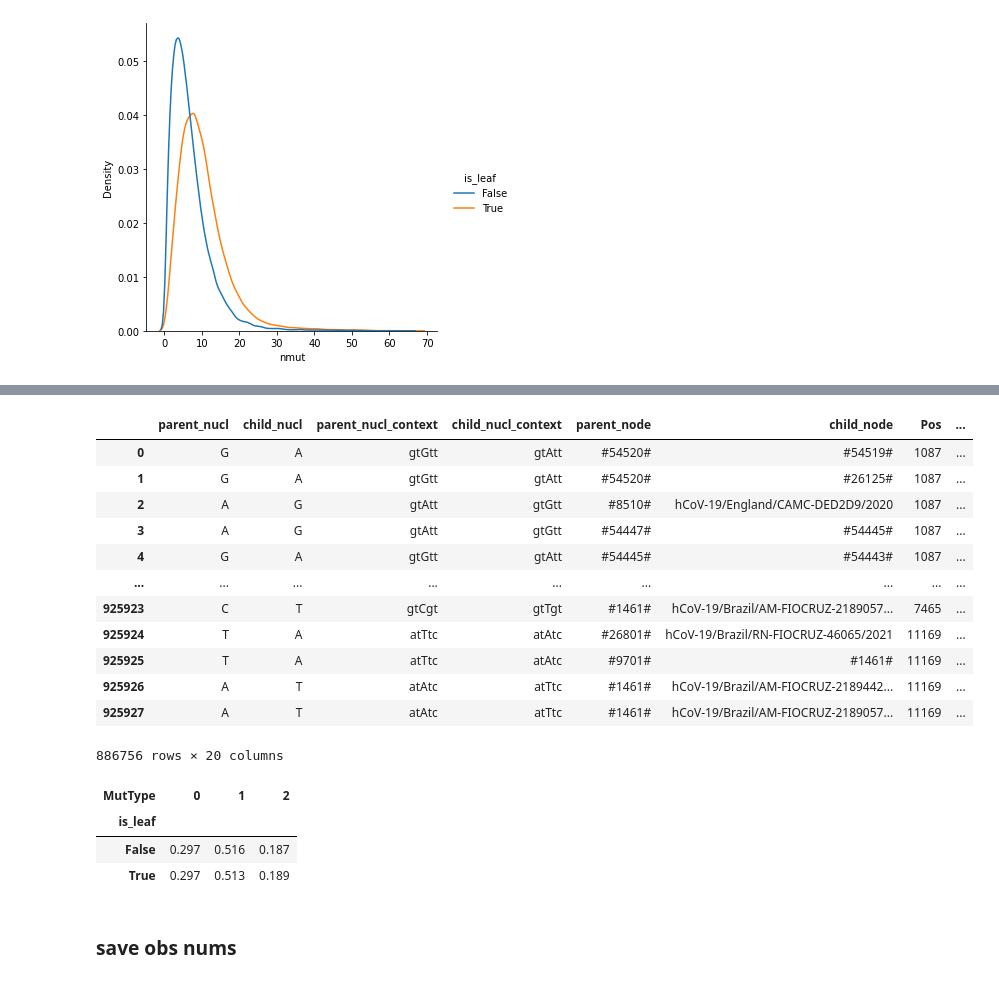
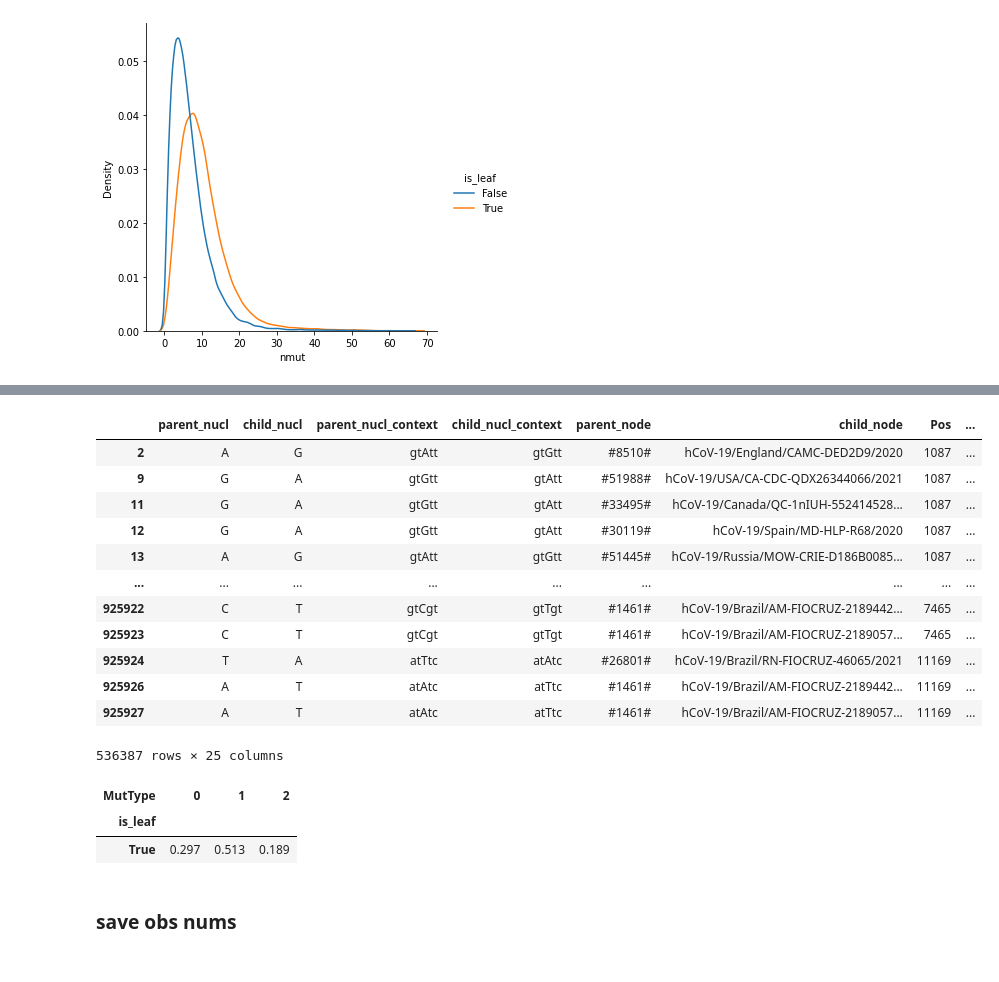
Before and after one commit to mitoclub/RNAViralMutSpec, a Jupyter notebook: notebooks/13.mutspec_verification.ipynb, the cells around one changed output, grey strips where cells are left out. Drawn from its saved outputs; the diff is of its cells as text; code cells hidden in the pictures.

```diff
--- a/notebooks/13.mutspec_verification.ipynb
+++ b/notebooks/13.mutspec_verification.ipynb
@@ -268,35 +268,35 @@ ref_annot.sample(10)
 # %%
 df = mut.merge(ref_annot, on=['Pos'])
+df = df[df.is_leaf]
 df = df[(df.GenType == 'translated') & (df.NucInCodon.isin(list('123')))]
 df['NucInCodon'] = df['NucInCodon'].astype(int)
 df['Codon'] = df.apply(lambda x: x.parent_nucl_context[3-x.NucInCodon: 6-x.NucInCodon], axis=1).str.upper()
 df['AltCodon'] = df.apply(lambda x: x.child_nucl_context[3-x.NucInCodon: 6-x.NucInCodon], axis=1).str.upper()
 df['ParentAa'] = df.Codon.apply(coda.translate_codon)
 df['ChildAa']  = df.AltCodon.apply(coda.translate_codon)
 df['is_syn'] = df.ParentAa == df.ChildAa
 df['is_syn4f'] = df.Codon.apply(coda.is_fourfold)
 df['MutType'] = df.is_syn.astype(int) + df.is_syn4f.astype(int)
 df
 # %% [output]
 |  | parent_nucl | child_nucl | parent_nucl_context | child_nucl_context | parent_node | child_node | Pos | ... |
-| 0 | G | A | gtGtt | gtAtt | #54520# | #54519# | 1087 | ... |
-| 1 | G | A | gtGtt | gtAtt | #54520# | #26125# | 1087 | ... |
 | 2 | A | G | gtAtt | gtGtt | #8510# | hCoV-19/England/CAMC-DED2D9/2020 | 1087 | ... |
-| 3 | A | G | gtAtt | gtGtt | #54447# | #54445# | 1087 | ... |
-| 4 | G | A | gtGtt | gtAtt | #54445# | #54443# | 1087 | ... |
+| 9 | G | A | gtGtt | gtAtt | #51988# | hCoV-19/USA/CA-CDC-QDX26344066/2021 | 1087 | ... |
+| 11 | G | A | gtGtt | gtAtt | #33495# | hCoV-19/Canada/QC-1nIUH-552414528... | 1087 | ... |
+| 12 | G | A | gtGtt | gtAtt | #30119# | hCoV-19/Spain/MD-HLP-R68/2020 | 1087 | ... |
+| 13 | A | G | gtAtt | gtGtt | #51445# | hCoV-19/Russia/MOW-CRIE-D186B0085... | 1087 | ... |
 | ... | ... | ... | ... | ... | ... | ... | ... | ... |
+| 925922 | C | T | gtCgt | gtTgt | #1461# | hCoV-19/Brazil/AM-FIOCRUZ-2189442... | 7465 | ... |
 | 925923 | C | T | gtCgt | gtTgt | #1461# | hCoV-19/Brazil/AM-FIOCRUZ-2189057... | 7465 | ... |
 | 925924 | T | A | atTtc | atAtc | #26801# | hCoV-19/Brazil/RN-FIOCRUZ-46065/2021 | 11169 | ... |
-| 925925 | T | A | atTtc | atAtc | #9701# | #1461# | 11169 | ... |
 | 925926 | A | T | atAtc | atTtc | #1461# | hCoV-19/Brazil/AM-FIOCRUZ-2189442... | 11169 | ... |
 | 925927 | A | T | atAtc | atTtc | #1461# | hCoV-19/Brazil/AM-FIOCRUZ-2189057... | 11169 | ... |
-886756 rows × 20 columns
+536387 rows × 25 columns
 # %%
 df.groupby(['is_leaf']).MutType.value_counts(normalize=True).round(3).unstack()
 # %% [output]
 | MutType | 0 | 1 | 2 |
 | is_leaf |  |  |  |
-| False | 0.297 | 0.516 | 0.187 |
 | True | 0.297 | 0.513 | 0.189 |
 # %% [markdown]
 ### save obs nums
```
Also changed, not shown: parts of 11 cells of this notebook, 7 other files.
